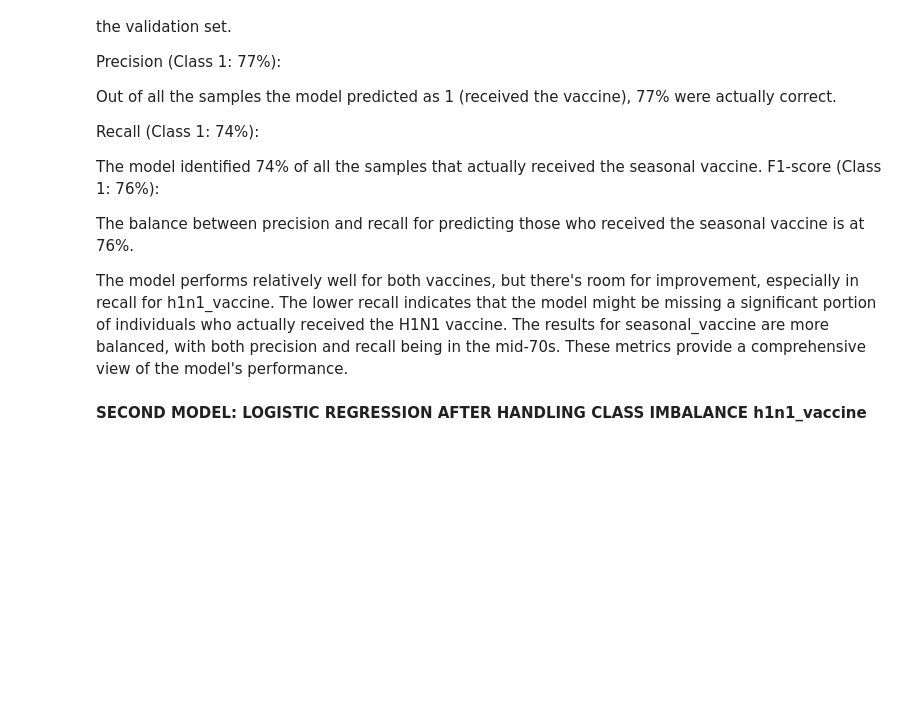
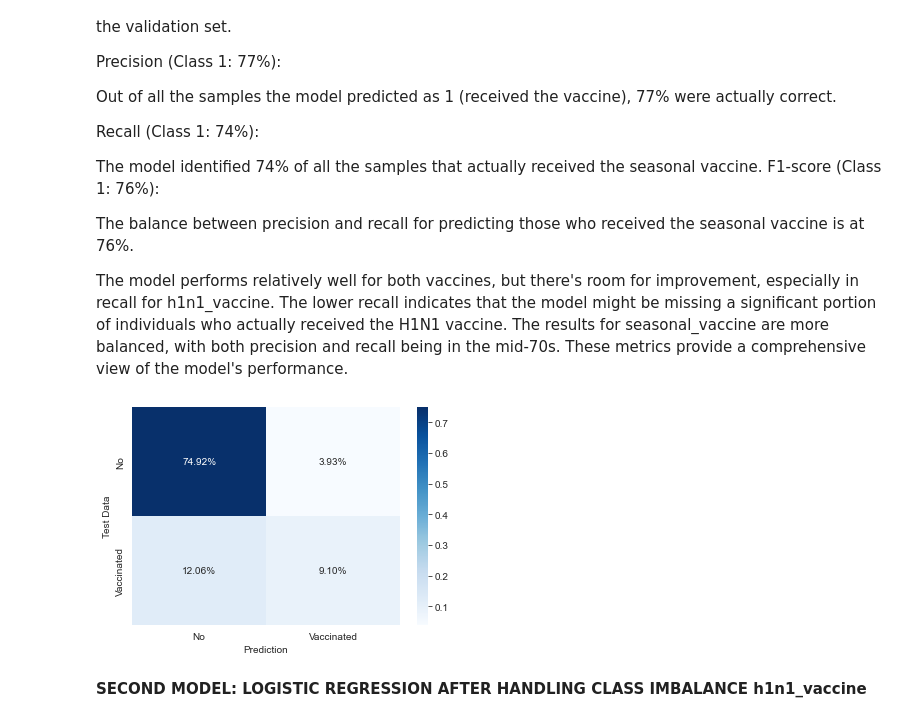
Before and after one commit to Iswana-O/Flu-Shot-Learning-Predict-H1N1-and-Seasonal-Flu-Vaccines, a Jupyter notebook: student.ipynb, the cells around one changed output. Drawn from its saved outputs; the diff is of its cells as text; code cells hidden in the pictures; blank space fills up the shorter version.

```diff
--- a/student.ipynb
+++ b/student.ipynb
@@ -665,6 +668,29 @@ The balance between precision and recall for predicting those who received the s
 The model performs relatively well for both vaccines, but there's room for improvement, especially in recall for h1n1_vaccine. The lower recall indicates that the model might be missing a significant portion of individuals who actually received the H1N1 vaccine.
 The results for seasonal_vaccine are more balanced, with both precision and recall being in the mid-70s.
 These metrics provide a comprehensive view of the model's performance.
+# %%
+def confusion(model, dataframe, y):
+    # get predicted y
+    yhat = model.predict(dataframe)
+    # confusion matrix
+    cm = confusion_matrix(y, yhat)
+    x_axis_labels = [ "No" , "Vaccinated"]
+    y_axis_labels = [ "No" , "Vaccinated"]
+
+    ax = sns.heatmap(cm/np.sum(cm), xticklabels=x_axis_labels, yticklabels=y_axis_labels,
+                       annot=True,
+            fmt='.2%', cmap='Blues')
+
+    plt.xlabel('Prediction')
+    plt.ylabel('Test Data')
+    plt.show()
+
+    # return heatmap
+# %%
+# Confusion Matrix for H1N1
+confusion(logreg_h1n1 , X_test_h1n1, y_test_h1n1);
+# %% [output]
+[figure, added]
 # %% [markdown]
 **SECOND MODEL: LOGISTIC REGRESSION AFTER HANDLING CLASS IMBALANCE h1n1_vaccine**
 # %%
```
Also changed, not shown: parts of 25 cells of this notebook.
